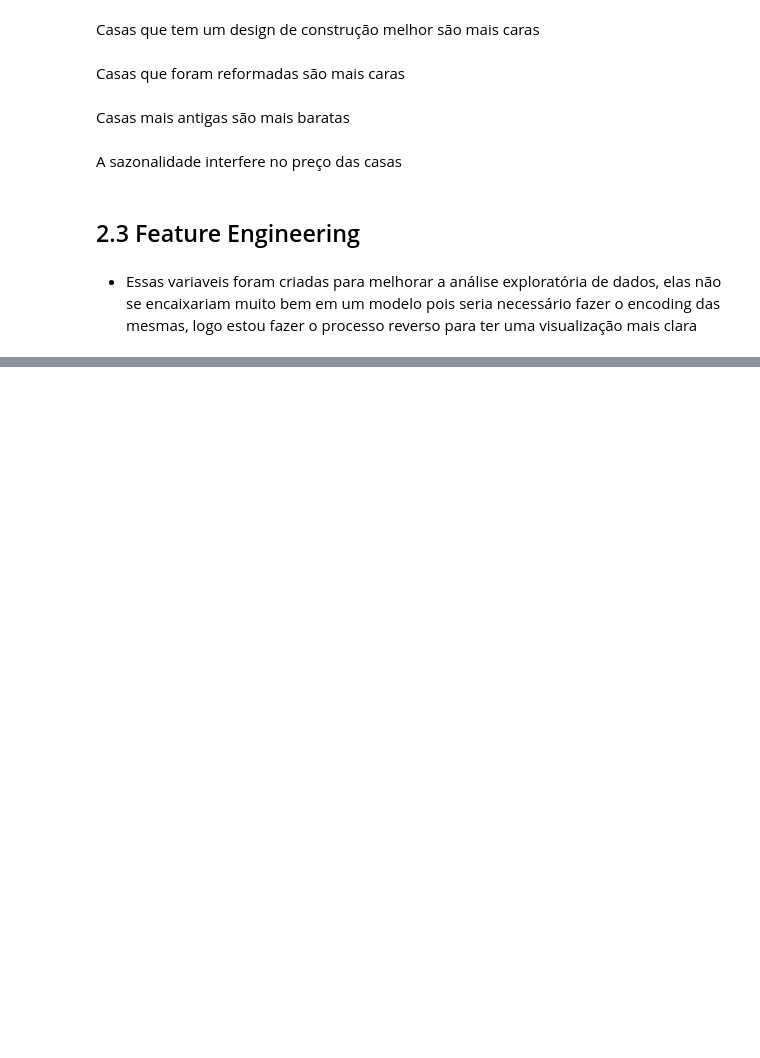
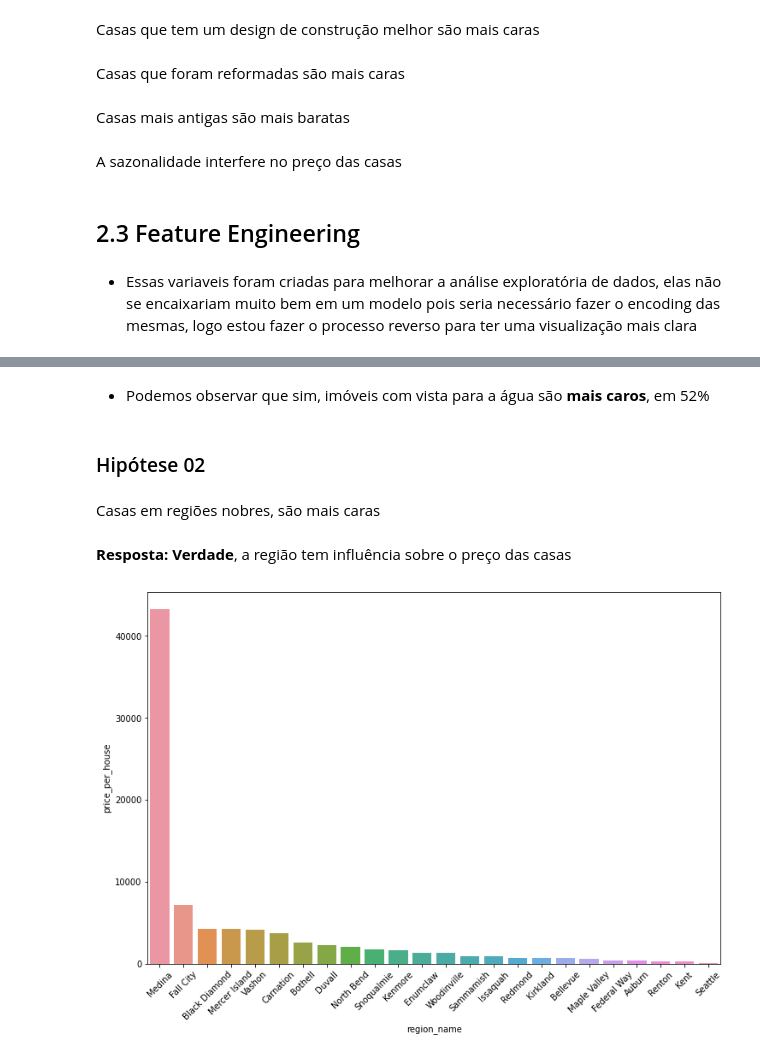
Before and after one commit to matheus-emanuel/House-Rocket-Insigths-Project, a Jupyter notebook: rocktseat_project.ipynb, the cells around one changed output, grey strips where cells are left out. Cells and saved outputs as stored; diff of their text form; code cells hidden in the pictures; blank space fills up the shorter version.

```diff
--- a/rocktseat_project.ipynb
+++ b/rocktseat_project.ipynb
@@ -365,0 +394,22 @@ df2['season'] = df2['month'].map(season_of_year)
+# %% [markdown]
+* Podemos observar que sim, imóveis com vista para a água são **mais caros**, em 52%
+# %% [markdown]
+### Hipótese 02
+# %% [markdown]
+Casas em regiões nobres, são mais caras
+# %% [markdown]
+**Resposta:** **Verdade**, a região tem influência sobre o preço das casas
+# %%
+# Estou agrupando pela região e calculando o preço médio por casa de cada região
+h02 = (df3[['price', 'region_name']].groupby('region_name').mean() /
+       df3[['price', 'region_name']].groupby('region_name').count()).sort_values('price', ascending=False).reset_index()
+
+#apenas renomeando a coluna 'price' -> 'price_per_house'
+h02.columns = ['region_name', 'price_per_house']
+
+# Plotando o gráfico
+ax = sns.barplot(x = 'region_name', y = 'price_per_house', data = h02)
+plt.xticks(rotation=45)
+ax.figure.set_size_inches(12,8)
+# %% [output]
+[figure, added]
```
Also changed, not shown: parts of 29 cells of this notebook.
